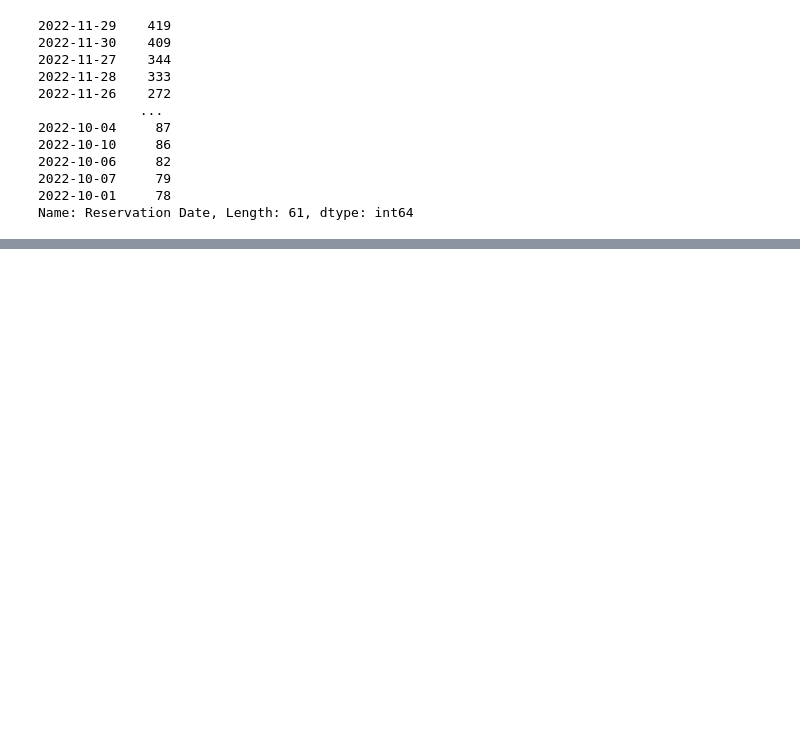
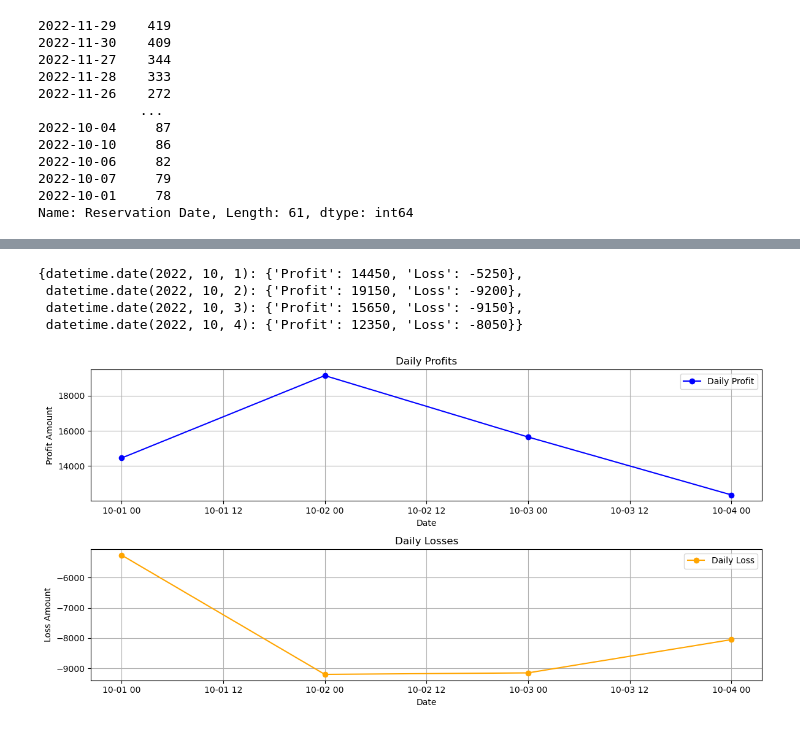
Before and after one commit to adam-atamnia/conuhacksVIII, a Jupyter notebook: Hackathon2024.ipynb, the cells around one changed output, grey strips where cells are left out. Drawn from its saved outputs; the diff is of its cells as text; code cells hidden in the pictures; blank space fills up the shorter version.

Commit message:
added line graph for profit

```diff
--- a/Hackathon2024.ipynb
+++ b/Hackathon2024.ipynb
@@ -607,0 +678,44 @@ createProfitLossPlot(November1DF)
+# %%
+earningsPerDay(sap_dataset, '2022-10-01','2022-10-04')
+# %% [output]
+{datetime.date(2022, 10, 1): {'Profit': 14450, 'Loss': -5250},
+ datetime.date(2022, 10, 2): {'Profit': 19150, 'Loss': -9200},
+ datetime.date(2022, 10, 3): {'Profit': 15650, 'Loss': -9150},
+ datetime.date(2022, 10, 4): {'Profit': 12350, 'Loss': -8050}}
+# %%
+def plotDailyEarningsSeparate(daily_earnings):
+    # Extract dates, profits, and losses from the dictionary
+    dates = list(daily_earnings.keys())
+    profits = [earnings['Profit'] for earnings in daily_earnings.values()]
+    losses = [earnings['Loss'] for earnings in daily_earnings.values()]
+
+    # Create two separate subplots for daily profits and daily losses
+    plt.figure(figsize=(12, 6))
+
+    # Subplot 1: Daily Profits (blue)
+    plt.subplot(2, 1, 1)
+    plt.plot(dates, profits, label='Daily Profit', color='blue', marker='o')
+    plt.xlabel('Date')
+    plt.ylabel('Profit Amount')
+    plt.title('Daily Profits')
+    plt.grid(True)
+    plt.legend()
+
+    # Subplot 2: Daily Losses (orange)
+    plt.subplot(2, 1, 2)
+    plt.plot(dates, losses, label='Daily Loss', color='orange', marker='o')
+    plt.xlabel('Date')
+    plt.ylabel('Loss Amount')
+    plt.title('Daily Losses')
+    plt.grid(True)
+    plt.legend()
+
+    # Adjust spacing between subplots
+    plt.tight_layout()
+
+    # Show the plots
+    plt.show()
+# %%
+plotDailyEarningsSeparate(earningsPerDay(sap_dataset,'2022-10-01','2022-10-04'))
+# %% [output]
+[figure, added]
```
Also changed, not shown: parts of 10 cells of this notebook.
